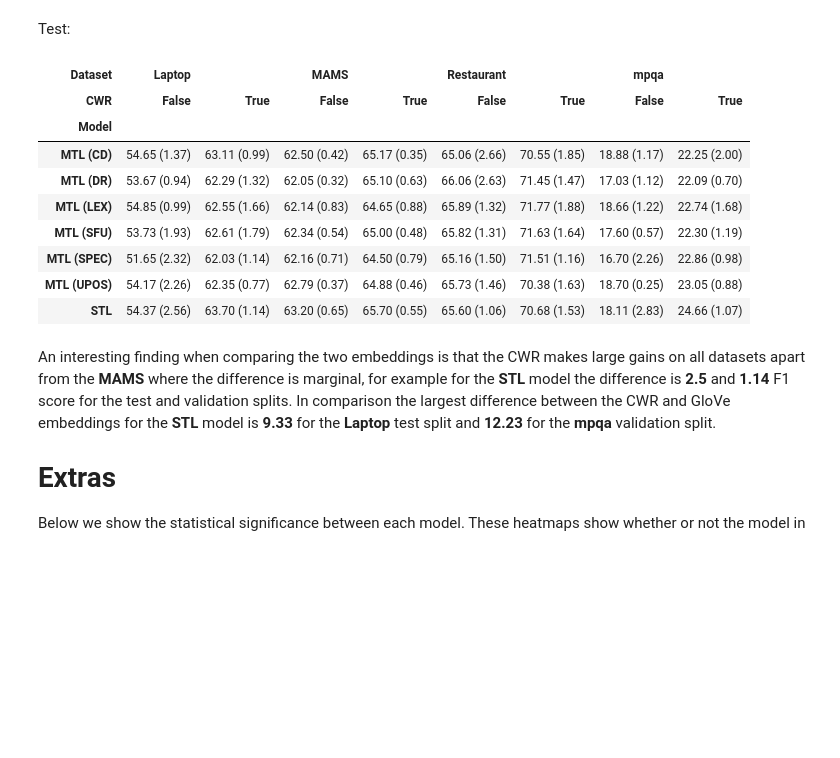
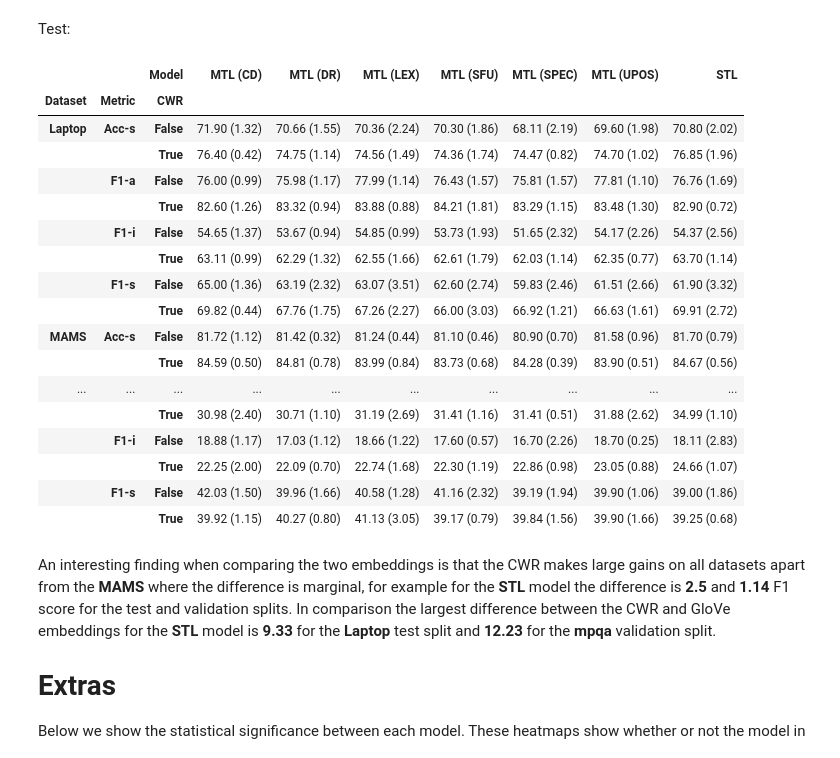
Before and after one commit to jerbarnes/multitask_negation_for_targeted_sentiment, a Jupyter notebook: notebooks/Main_Evaluation.ipynb, the cells around one changed output. Cells and saved outputs as stored; diff of their text form; code cells hidden in the pictures; blank space fills up the shorter version.

```diff
--- a/notebooks/Main_Evaluation.ipynb
+++ b/notebooks/Main_Evaluation.ipynb
@@ -681,8 +681,9 @@ Below we plot the GloVe and CWR model results for the **F1-i** metric:
 Validation:
 # %%
 all_results = pd.concat([results_df, cwr_results_df])
-all_f1_i_results = all_results[all_results['Metric']=='F1-i']
-all_validation_results = all_f1_i_results[all_f1_i_results['Split']=='Validation']
-pd.pivot_table(all_validation_results, values='Score', index='Model',
-               columns=['Dataset', 'CWR'], aggfunc=mean_std)
+all_results = all_results[all_results['Metric'].isin(['Acc-s', 'F1-s', 'F1-a', 'F1-i'])]
+all_validation_results = all_results[all_results['Split']=='Validation']
+all_test_results = all_results[all_results['Split']=='Test']
+pd.pivot_table(all_validation_results, values='Score', index=['Dataset', 'Metric', 'CWR'],
+               columns=['Model'], aggfunc=mean_std)
 # %% [output]
@@ -699,20 +708,27 @@ pd.pivot_table(all_validation_results, values='Score', index='Model',
 # %% [markdown]
 Test:
 # %%
-all_test_results = all_f1_i_results[all_f1_i_results['Split']=='Test']
-pd.pivot_table(all_test_results, values='Score', index='Model',
-               columns=['Dataset', 'CWR'], aggfunc=mean_std)
+pd.pivot_table(all_test_results, values='Score', index=['Dataset', 'Metric', 'CWR'],
+               columns=['Model'], aggfunc=mean_std)
 # %% [output]
-| Dataset | Laptop |  | MAMS |  | Restaurant |  | mpqa |  |
-| CWR | False | True | False | True | False | True | False | True |
-| Model |  |  |  |  |  |  |  |  |
-| MTL (CD) | 54.65 (1.37) | 63.11 (0.99) | 62.50 (0.42) | 65.17 (0.35) | 65.06 (2.66) | 70.55 (1.85) | 18.88 (1.17) | 22.25 (2.00) |
-| MTL (DR) | 53.67 (0.94) | 62.29 (1.32) | 62.05 (0.32) | 65.10 (0.63) | 66.06 (2.63) | 71.45 (1.47) | 17.03 (1.12) | 22.09 (0.70) |
-| MTL (LEX) | 54.85 (0.99) | 62.55 (1.66) | 62.14 (0.83) | 64.65 (0.88) | 65.89 (1.32) | 71.77 (1.88) | 18.66 (1.22) | 22.74 (1.68) |
-| MTL (SFU) | 53.73 (1.93) | 62.61 (1.79) | 62.34 (0.54) | 65.00 (0.48) | 65.82 (1.31) | 71.63 (1.64) | 17.60 (0.57) | 22.30 (1.19) |
-| MTL (SPEC) | 51.65 (2.32) | 62.03 (1.14) | 62.16 (0.71) | 64.50 (0.79) | 65.16 (1.50) | 71.51 (1.16) | 16.70 (2.26) | 22.86 (0.98) |
-| MTL (UPOS) | 54.17 (2.26) | 62.35 (0.77) | 62.79 (0.37) | 64.88 (0.46) | 65.73 (1.46) | 70.38 (1.63) | 18.70 (0.25) | 23.05 (0.88) |
-| STL | 54.37 (2.56) | 63.70 (1.14) | 63.20 (0.65) | 65.70 (0.55) | 65.60 (1.06) | 70.68 (1.53) | 18.11 (2.83) | 24.66 (1.07) |
+|  |  | Model | MTL (CD) | MTL (DR) | MTL (LEX) | MTL (SFU) | MTL (SPEC) | MTL (UPOS) | STL |
+| Dataset | Metric | CWR |  |  |  |  |  |  |  |
+| Laptop | Acc-s | False | 71.90 (1.32) | 70.66 (1.55) | 70.36 (2.24) | 70.30 (1.86) | 68.11 (2.19) | 69.60 (1.98) | 70.80 (2.02) |
+|  |  | True | 76.40 (0.42) | 74.75 (1.14) | 74.56 (1.49) | 74.36 (1.74) | 74.47 (0.82) | 74.70 (1.02) | 76.85 (1.96) |
+|  | F1-a | False | 76.00 (0.99) | 75.98 (1.17) | 77.99 (1.14) | 76.43 (1.57) | 75.81 (1.57) | 77.81 (1.10) | 76.76 (1.69) |
+|  |  | True | 82.60 (1.26) | 83.32 (0.94) | 83.88 (0.88) | 84.21 (1.81) | 83.29 (1.15) | 83.48 (1.30) | 82.90 (0.72) |
+|  | F1-i | False | 54.65 (1.37) | 53.67 (0.94) | 54.85 (0.99) | 53.73 (1.93) | 51.65 (2.32) | 54.17 (2.26) | 54.37 (2.56) |
+|  |  | True | 63.11 (0.99) | 62.29 (1.32) | 62.55 (1.66) | 62.61 (1.79) | 62.03 (1.14) | 62.35 (0.77) | 63.70 (1.14) |
+|  | F1-s | False | 65.00 (1.36) | 63.19 (2.32) | 63.07 (3.51) | 62.60 (2.74) | 59.83 (2.46) | 61.51 (2.66) | 61.90 (3.32) |
+|  |  | True | 69.82 (0.44) | 67.76 (1.75) | 67.26 (2.27) | 66.00 (3.03) | 66.92 (1.21) | 66.63 (1.61) | 69.91 (2.72) |
+| MAMS | Acc-s | False | 81.72 (1.12) | 81.42 (0.32) | 81.24 (0.44) | 81.10 (0.46) | 80.90 (0.70) | 81.58 (0.96) | 81.70 (0.79) |
+|  |  | True | 84.59 (0.50) | 84.81 (0.78) | 83.99 (0.84) | 83.73 (0.68) | 84.28 (0.39) | 83.90 (0.51) | 84.67 (0.56) |
+| ... | ... | ... | ... | ... | ... | ... | ... | ... | ... |
+|  |  | True | 30.98 (2.40) | 30.71 (1.10) | 31.19 (2.69) | 31.41 (1.16) | 31.41 (0.51) | 31.88 (2.62) | 34.99 (1.10) |
+|  | F1-i | False | 18.88 (1.17) | 17.03 (1.12) | 18.66 (1.22) | 17.60 (0.57) | 16.70 (2.26) | 18.70 (0.25) | 18.11 (2.83) |
+|  |  | True | 22.25 (2.00) | 22.09 (0.70) | 22.74 (1.68) | 22.30 (1.19) | 22.86 (0.98) | 23.05 (0.88) | 24.66 (1.07) |
+|  | F1-s | False | 42.03 (1.50) | 39.96 (1.66) | 40.58 (1.28) | 41.16 (2.32) | 39.19 (1.94) | 39.90 (1.06) | 39.00 (1.86) |
+|  |  | True | 39.92 (1.15) | 40.27 (0.80) | 41.13 (3.05) | 39.17 (0.79) | 39.84 (1.56) | 39.90 (1.66) | 39.25 (0.68) |
 # %% [markdown]
 An interesting finding when comparing the two embeddings is that the CWR makes large gains on all datasets apart from the **MAMS** where the difference is marginal, for example for the **STL** model the difference is **2.5** and **1.14** F1 score for the test and validation splits. In comparison the largest difference between the CWR and GloVe embeddings for the **STL** model is **9.33** for the **Laptop** test split and **12.23** for the **mpqa** validation split.
 
```
Also changed, not shown: parts of 2 cells of this notebook.
